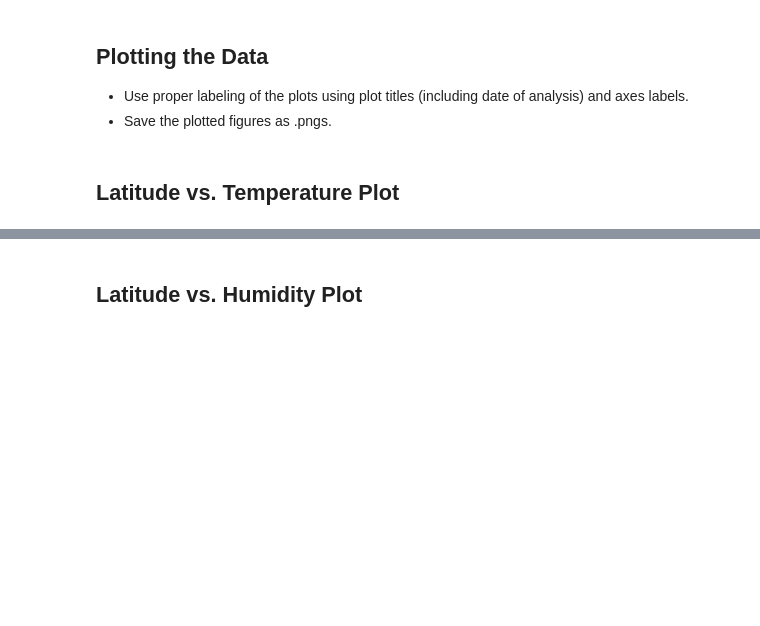
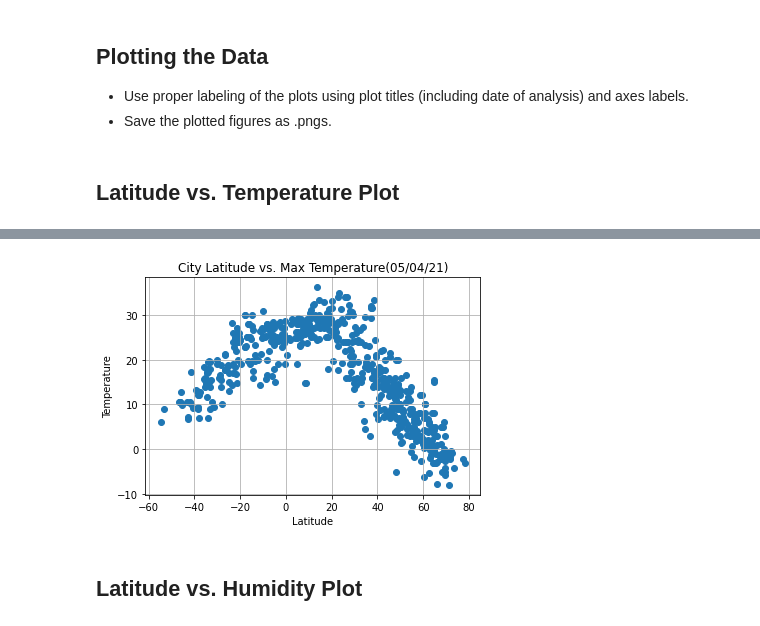
Before and after one commit to arriova16/api-homework, a Jupyter notebook: WeatherPy/WeatherPy.ipynb, the cells around one changed output, grey strips where cells are left out. Cells and saved outputs as stored; diff of their text form; code cells hidden in the pictures; blank space fills up the shorter version.

```diff
--- a/WeatherPy/WeatherPy.ipynb
+++ b/WeatherPy/WeatherPy.ipynb
@@ -210,2 +209,13 @@ Int64Index([], dtype='int64')
+# %%
+x_values = city_df['Lat']
+y_values = city_df['Temp']
+plt.scatter(x_values, y_values)
+plt.title("City Latitude vs. Max Temperature(05/04/21)")
+plt.xlabel("Latitude")
+plt.ylabel("Temperature")
+plt.grid()
+plt.savefig("City Latitude vs. Max Temperature.png")
+# %% [output]
+[figure, added]
 # %% [markdown]
 ## Latitude vs. Humidity Plot
```
Also changed, not shown: parts of 25 cells of this notebook.
